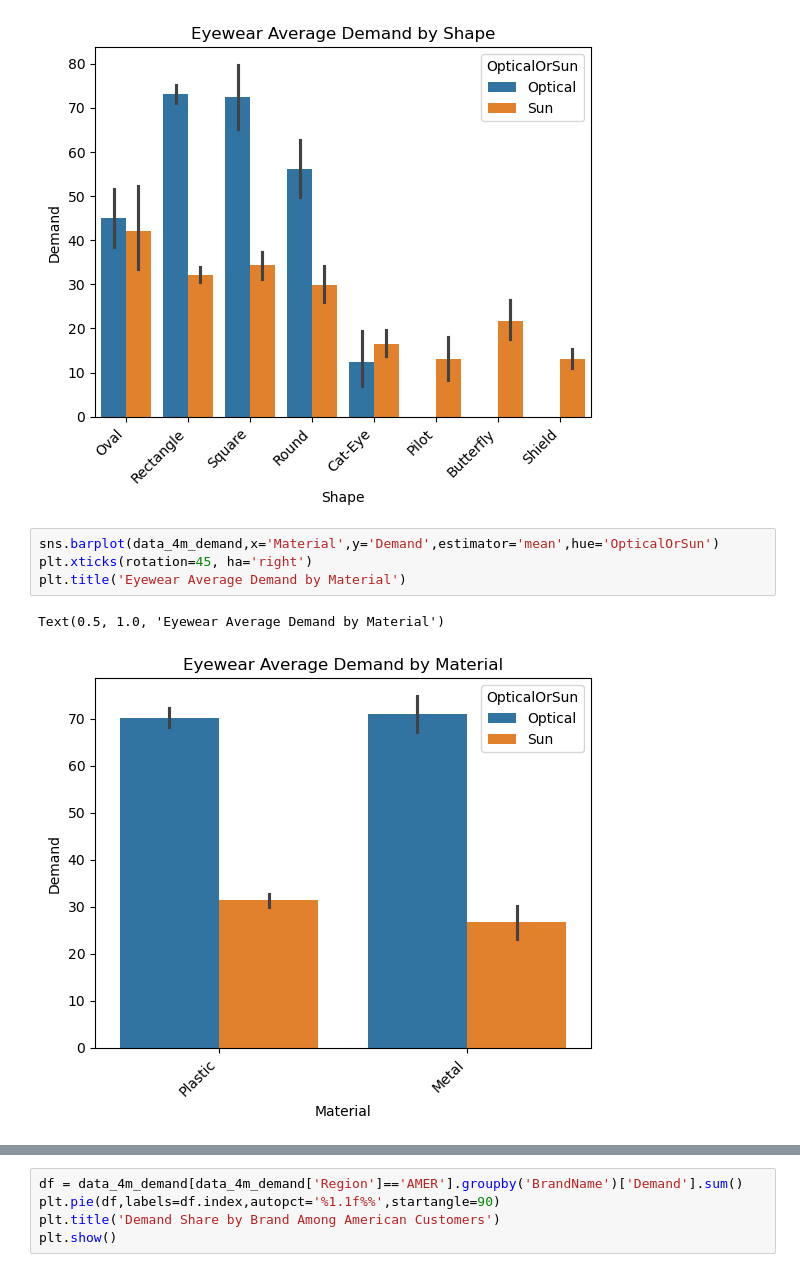
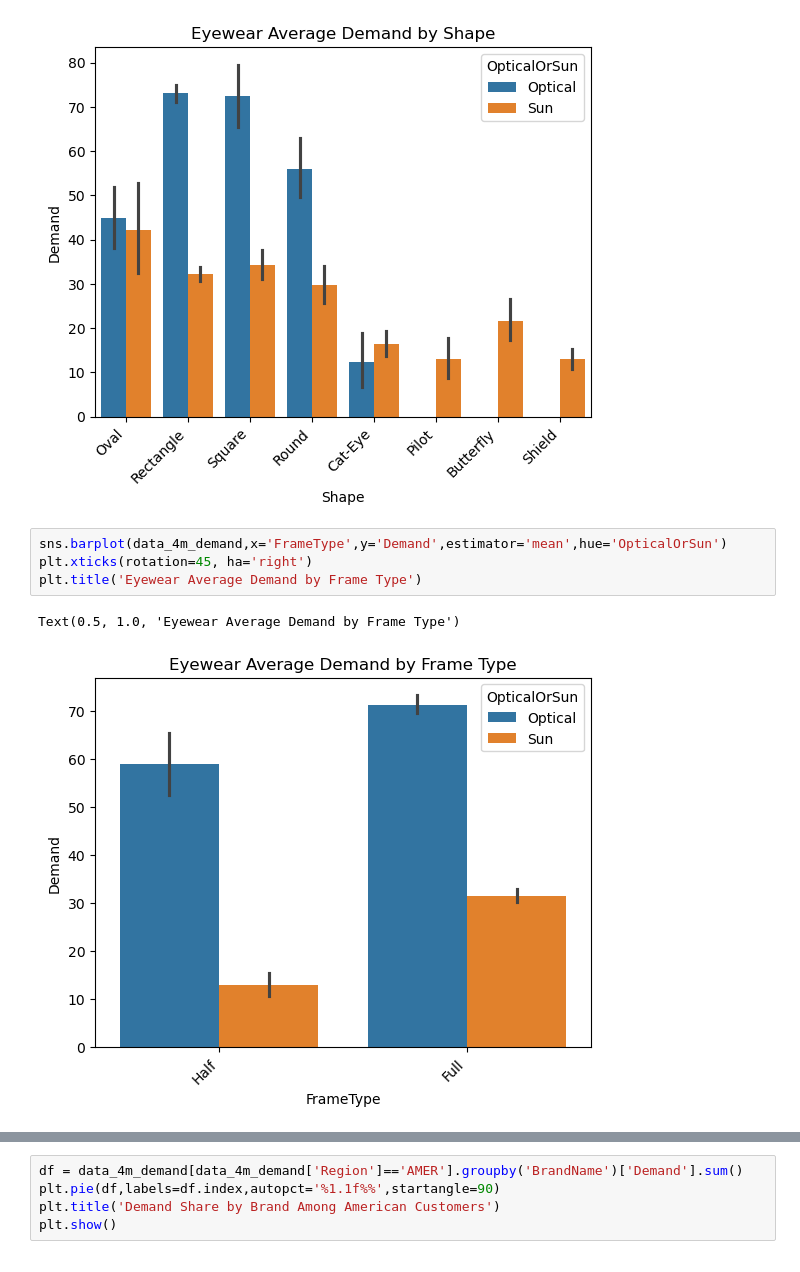
Before and after one commit to yxinzh/Team5VSP, a Jupyter notebook: additional_features.ipynb, the cells around one changed output, grey strips where cells are left out. Cells and saved outputs as stored; diff of their text form.

```diff
--- a/additional_features.ipynb
+++ b/additional_features.ipynb
@@ -228,9 +228,9 @@ plt.title('Eyewear Average Demand by Shape')
 Text(0.5, 1.0, 'Eyewear Average Demand by Shape')
 [figure]
 # %%
-sns.barplot(data_4m_demand,x='Material',y='Demand',estimator='mean',hue='OpticalOrSun')
+sns.barplot(data_4m_demand,x='FrameType',y='Demand',estimator='mean',hue='OpticalOrSun')
 plt.xticks(rotation=45, ha='right')
-plt.title('Eyewear Average Demand by Material')
+plt.title('Eyewear Average Demand by Frame Type')
 # %% [output]
-Text(0.5, 1.0, 'Eyewear Average Demand by Material')
+Text(0.5, 1.0, 'Eyewear Average Demand by Frame Type')
-[figure, old version]
+[figure, new version]
```
Also changed, not shown: parts of 5 cells of this notebook, 2 other files.
